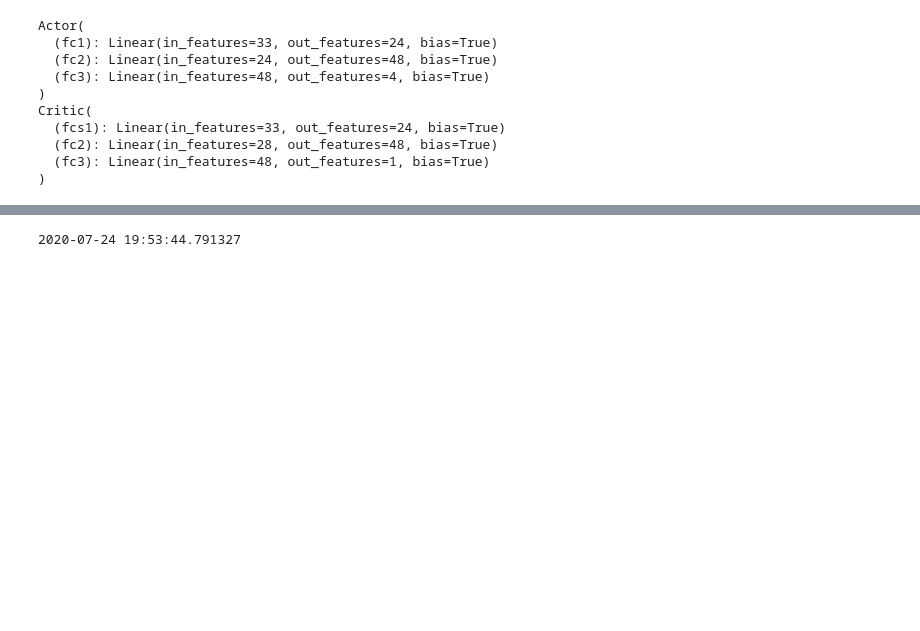
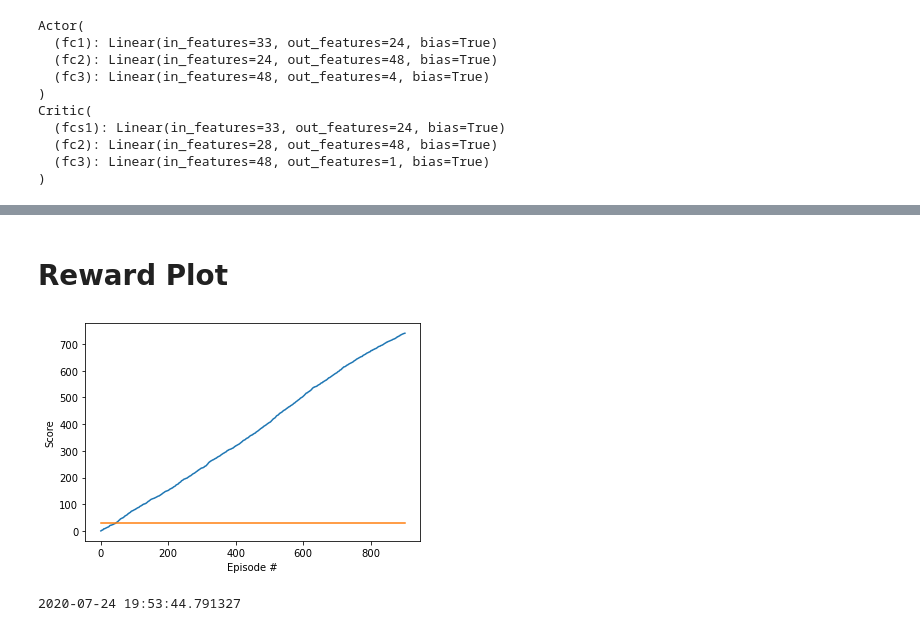
Before and after one commit to SENC/AIReacher, a Jupyter notebook: DDPG/Continuous_Control _local_windowsEnv.ipynb, the cells around one changed output, grey strips where cells are left out. Drawn from its saved outputs; the diff is of its cells as text; code cells hidden in the pictures; blank space fills up the shorter version.

```diff
--- a/DDPG/Continuous_Control _local_windowsEnv.ipynb
+++ b/DDPG/Continuous_Control _local_windowsEnv.ipynb
@@ -245 +263,14 @@ plt.show()
+# %% [markdown]
+# Reward Plot
+# %%
+#Plot with average line >30
+fig = plt.figure()
+ax = fig.add_subplot(111)
+plt.plot(np.arange(1, len(scores)+1), scores)
+plt.plot(np.arange(len(scores)), 30*np.ones(len(scores)))# print avg score 30
+plt.ylabel('Score')
+plt.xlabel('Episode #')
+plt.show()
+# %% [output]
+[figure, added]
 # %%
```
Also changed, not shown: parts of 12 cells of this notebook.
